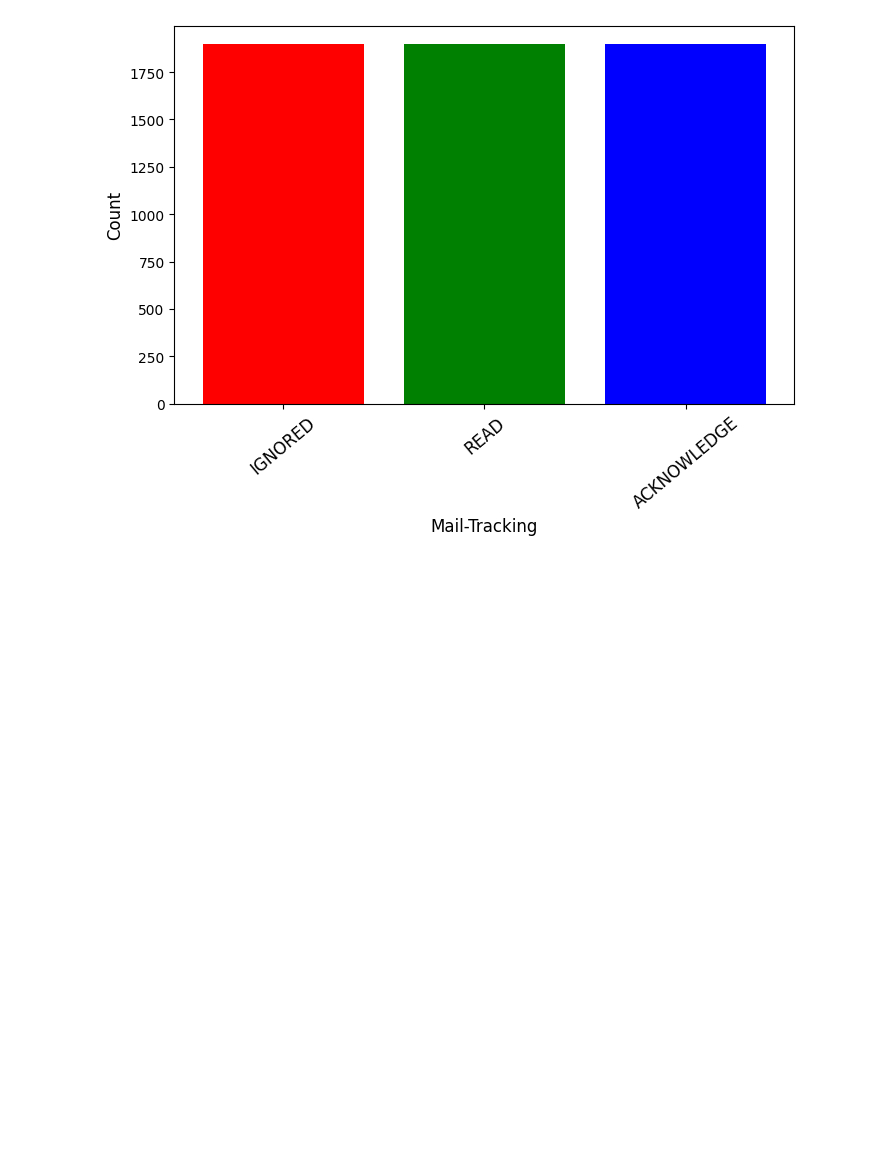
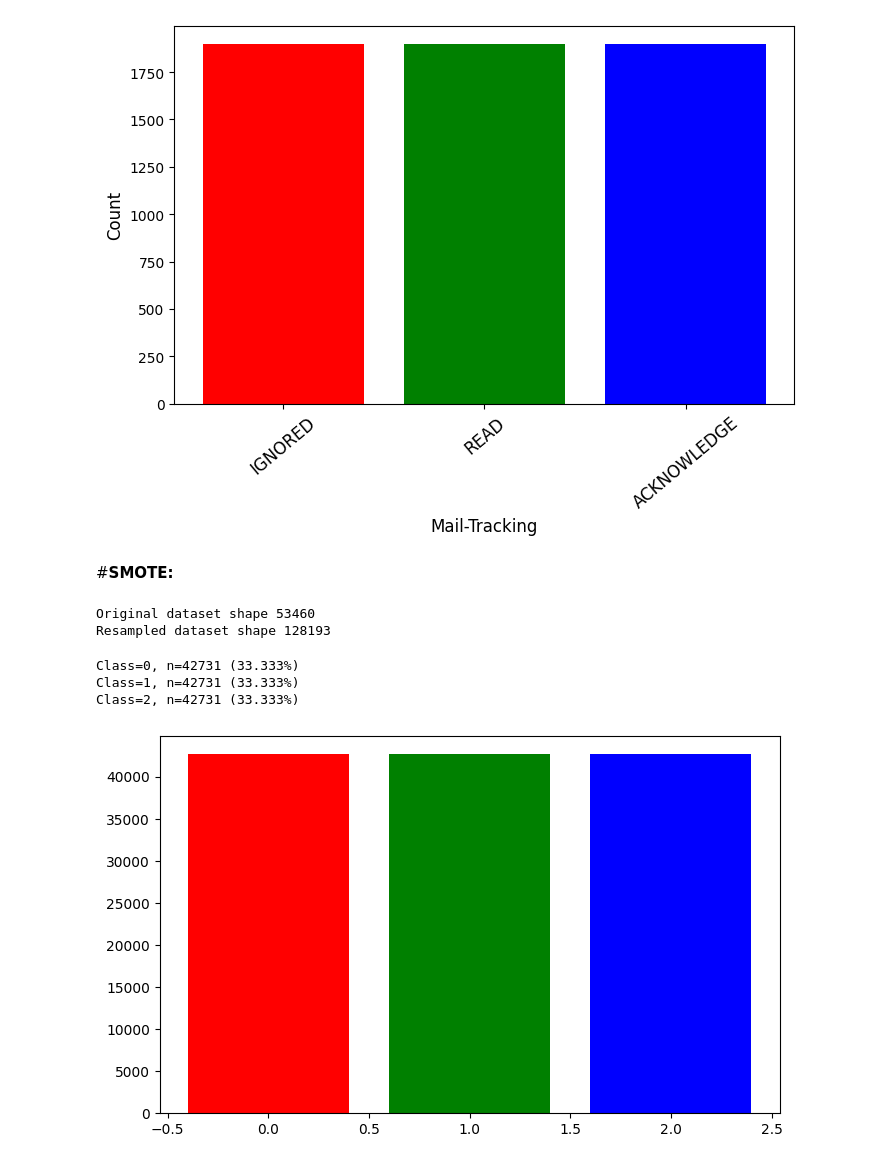
Before and after one commit to vak1997/Email_Campaign_Effectiveness, a Jupyter notebook: Email_Campaign_Effectiveness_Capstone_Project3.ipynb, the cells around one changed output. Drawn from its saved outputs; the diff is of its cells as text; code cells hidden in the pictures; blank space fills up the shorter version.

```diff
--- a/Email_Campaign_Effectiveness_Capstone_Project3.ipynb
+++ b/Email_Campaign_Effectiveness_Capstone_Project3.ipynb
@@ -690,3 +716,25 @@ Class=0, n=1898 (33.333%)
 Class=1, n=1898 (33.333%)
 Class=2, n=1898 (33.333%)
 [figure]
+# %% [markdown]
+#**SMOTE:**
+# %%
+#SMOTE
+from imblearn.over_sampling import SMOTE,SMOTENC
+smote = SMOTE()
+
+# fit predictor and target variable
+x_train_smote, y_train_smote = smote .fit_resample(X_train, y_train)
+print('Original dataset shape', len(y_train))
+print('Resampled dataset shape', len(y_train_smote))
+# %% [output]
+Original dataset shape 53460
+Resampled dataset shape 128193
+# %%
+#visualization of resampled data
+resampled_data_visual(y_train_smote)
+# %% [output]
+Class=0, n=42731 (33.333%)
+Class=1, n=42731 (33.333%)
+Class=2, n=42731 (33.333%)
+[figure, added]
```
Also changed, not shown: parts of 57 cells of this notebook.
